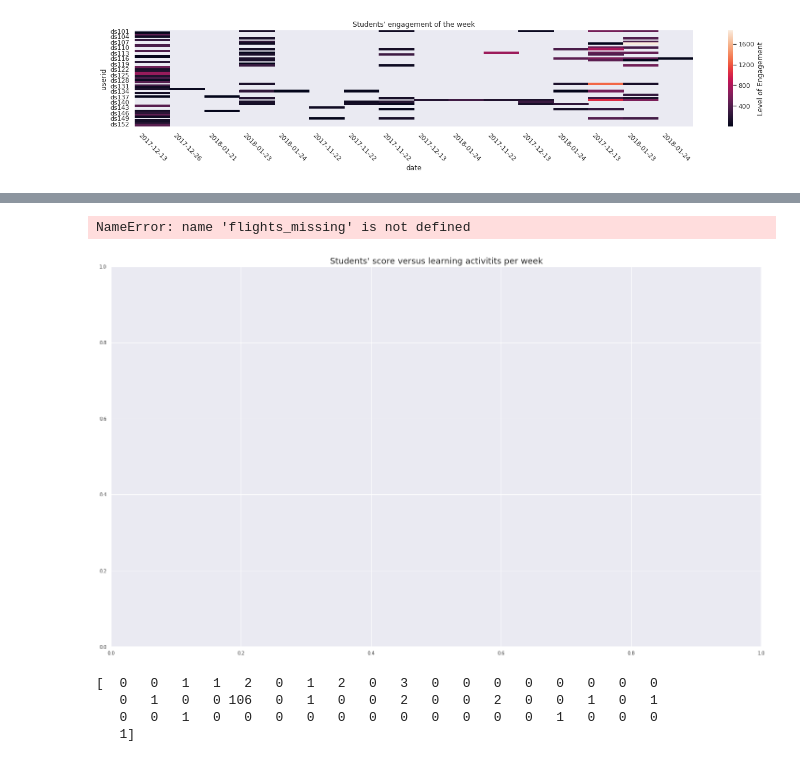
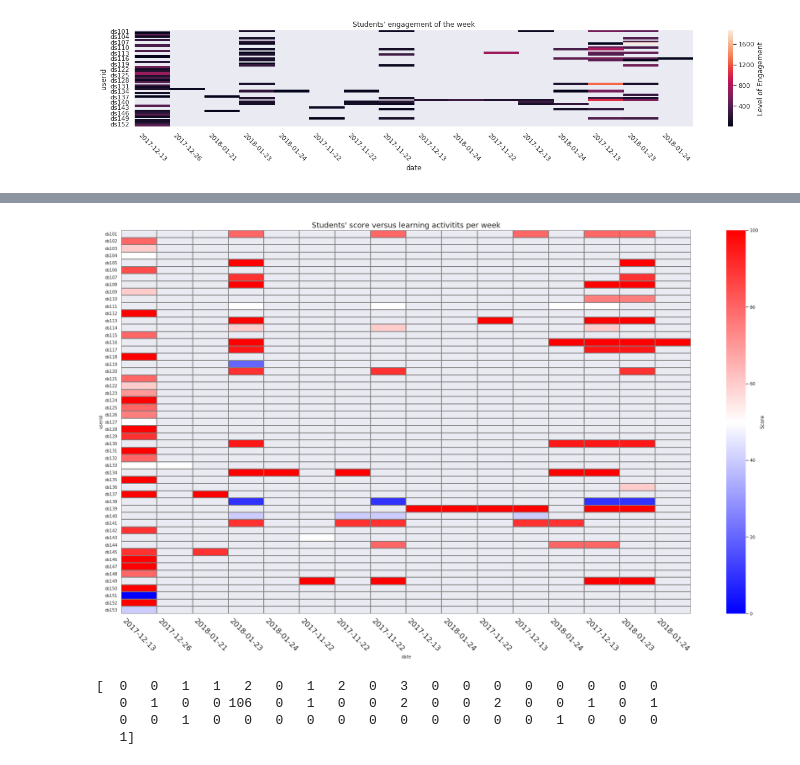
Before and after one commit to owen198/kyoto_ebook, a Jupyter notebook: Data visualization.ipynb, the cells around one changed output, grey strips where cells are left out. Saved outputs shown, nothing was run; the diff lists cells and outputs as text; code cells hidden in the pictures.

```diff
--- a/Data visualization.ipynb
+++ b/Data visualization.ipynb
@@ -107,21 +107,20 @@ kyoto_x_all = pd.merge(plot_df, kyoto_1_score, on='userid')
 # %%
 
 fig1, ax1 = plt.subplots(figsize=(25, 15))
 ax1.set_title('Students\' score versus learning activitits per week', fontsize=18)
 pivot = kyoto_x_all.pivot(index='userid', columns='date', values='score')
 
 sns.set()
-ax1 = sns.heatmap(pivot, cbar_kws={'label': 'Score'}, cmap='bwr', linewidths=1, linecolor='gray', mask=flights_missing.isnull())
+ax1 = sns.heatmap(pivot, cbar_kws={'label': 'Score'}, cmap='bwr', linewidths=1, linecolor='gray')
 
 sns.set(font_scale=0.9)
 
 plot_df['date'] = pd.to_datetime(kyoto_x_all['date'])
 ax1.set_xticklabels(kyoto_x_all['date'].dt.strftime('%Y-%m-%d'), rotation=-45, fontsize=18)
 fig1.tight_layout()
 fig1.savefig('./images/students_score_week.png', dpi=300)
 # %% [output]
-NameError: name 'flights_missing' is not defined
-[figure, old version]
+[figure, new version]
 # %%
 sns.set(style='white')
 
```
Also changed, not shown: 4 other files.
